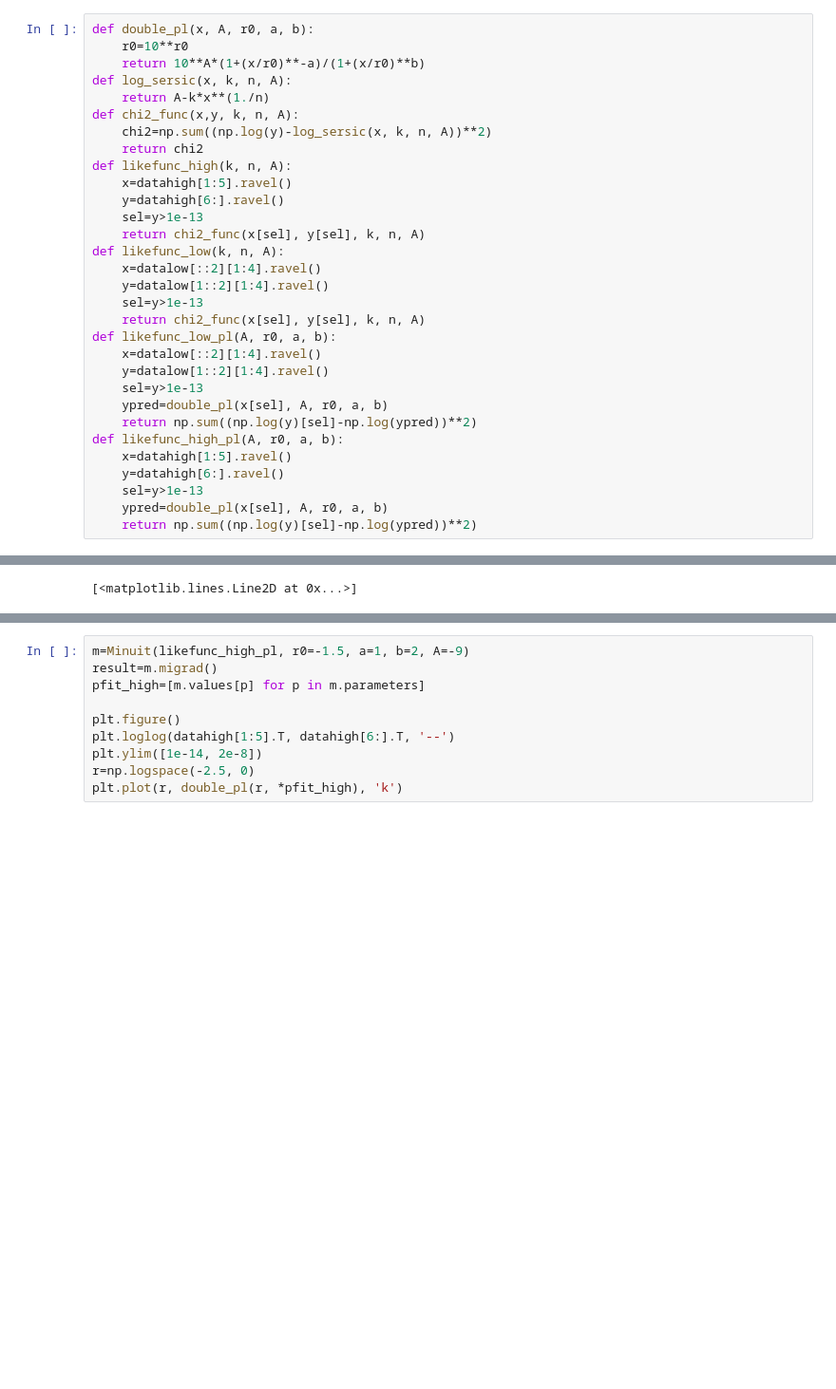
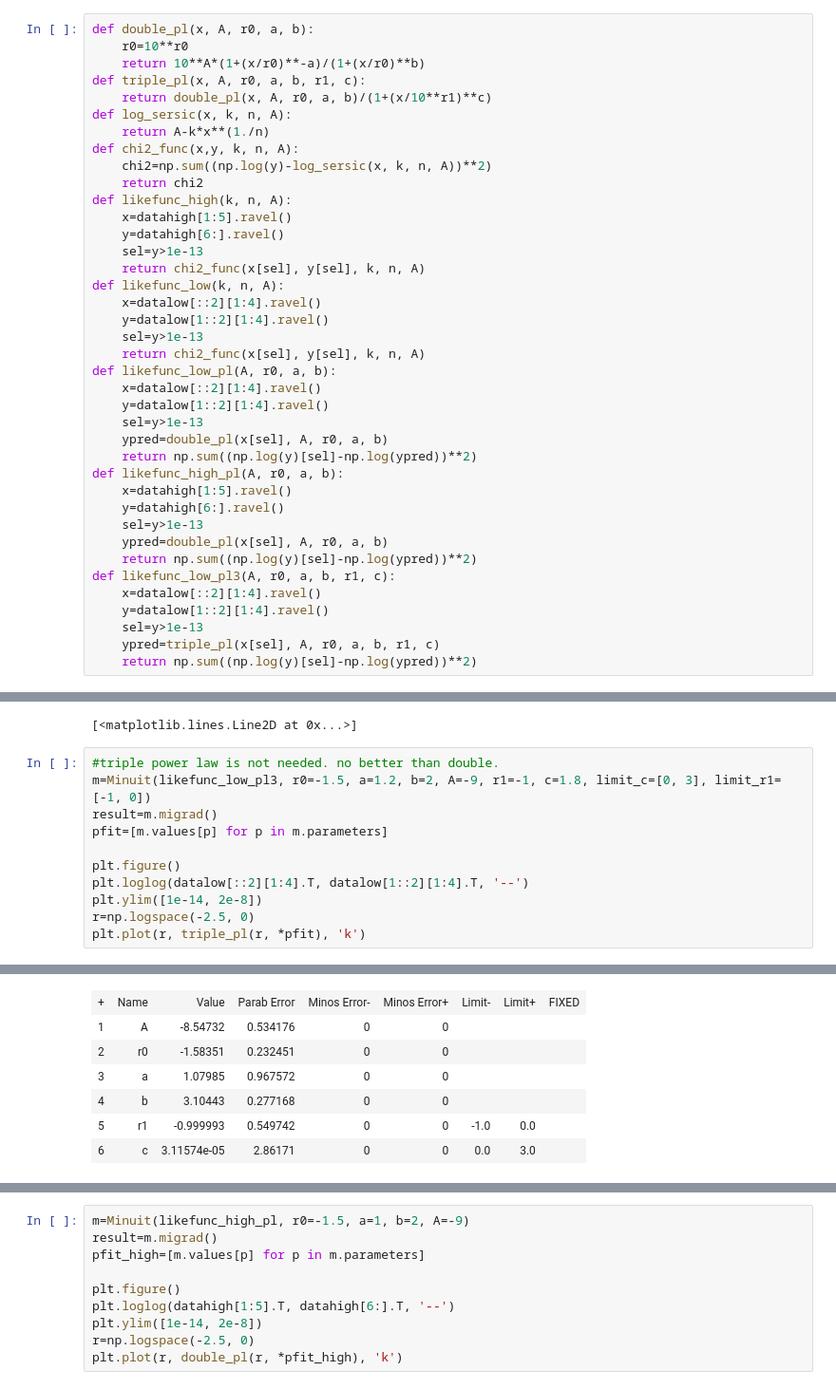
Before and after one commit to Kambrian/HSCStack, a Jupyter notebook: fit_prof.ipynb, the cells around one changed output, grey strips where cells are left out. Shown at 95% size. Saved outputs shown, nothing was run; the diff lists cells and outputs as text; blank space fills up the shorter version.

Commit message:
tried triple pl. not needed.

```diff
--- a/fit_prof.ipynb
+++ b/fit_prof.ipynb
@@ -21,6 +21,8 @@ plt.ylim([1e-14, 2e-8])
 def double_pl(x, A, r0, a, b):
     r0=10**r0
     return 10**A*(1+(x/r0)**-a)/(1+(x/r0)**b)
+def triple_pl(x, A, r0, a, b, r1, c):
+    return double_pl(x, A, r0, a, b)/(1+(x/10**r1)**c)
 def log_sersic(x, k, n, A):
     return A-k*x**(1./n)
 def chi2_func(x,y, k, n, A):
@@ -48,6 +50,12 @@ def likefunc_high_pl(A, r0, a, b):
     sel=y>1e-13
     ypred=double_pl(x[sel], A, r0, a, b)
     return np.sum((np.log(y)[sel]-np.log(ypred))**2)
+def likefunc_low_pl3(A, r0, a, b, r1, c):
+    x=datalow[::2][1:4].ravel()
+    y=datalow[1::2][1:4].ravel()
+    sel=y>1e-13
+    ypred=triple_pl(x[sel], A, r0, a, b, r1, c)
+    return np.sum((np.log(y)[sel]-np.log(ypred))**2)
 # %%
 m=Minuit(likefunc_high, A=np.log(1e-8), k=1, n=1)
 result=m.migrad()
@@ -103,3 +111,15 @@ plt.plot(r, double_pl(r, *pfit), 'k')
 [interactive output not drawn]
 [interactive output not drawn]
 [<matplotlib.lines.Line2D at 0x...>]
+# %%
+#triple power law is not needed. no better than double.
+m=Minuit(likefunc_low_pl3, r0=-1.5, a=1.2, b=2, A=-9, r1=-1, c=1.8, limit_c=[0, 3], limit_r1=[-1, 0])
+result=m.migrad()
+pfit=[m.values[p] for p in m.parameters]
+
+plt.figure()
+plt.loglog(datalow[::2][1:4].T, datalow[1::2][1:4].T, '--')
+plt.ylim([1e-14, 2e-8])
+r=np.logspace(-2.5, 0)
+plt.plot(r, triple_pl(r, *pfit), 'k')
+# %% [output]
@@ -105,0 +133,7 @@ plt.plot(r, double_pl(r, *pfit), 'k')
+| + | Name | Value | Parab Error | Minos Error- | Minos Error+ | Limit- | Limit+ | FIXED |
+| 1 | A | -8.54732 | 0.534176 | 0 | 0 |  |  |  |
+| 2 | r0 | -1.58351 | 0.232451 | 0 | 0 |  |  |  |
+| 3 | a | 1.07985 | 0.967572 | 0 | 0 |  |  |  |
+| 4 | b | 3.10443 | 0.277168 | 0 | 0 |  |  |  |
+| 5 | r1 | -0.999993 | 0.549742 | 0 | 0 | -1.0 | 0.0 |  |
+| 6 | c | 3.11574e-05 | 2.86171 | 0 | 0 | 0.0 | 3.0 |  |
```
Also changed, not shown: parts of 1 cell of this notebook.
